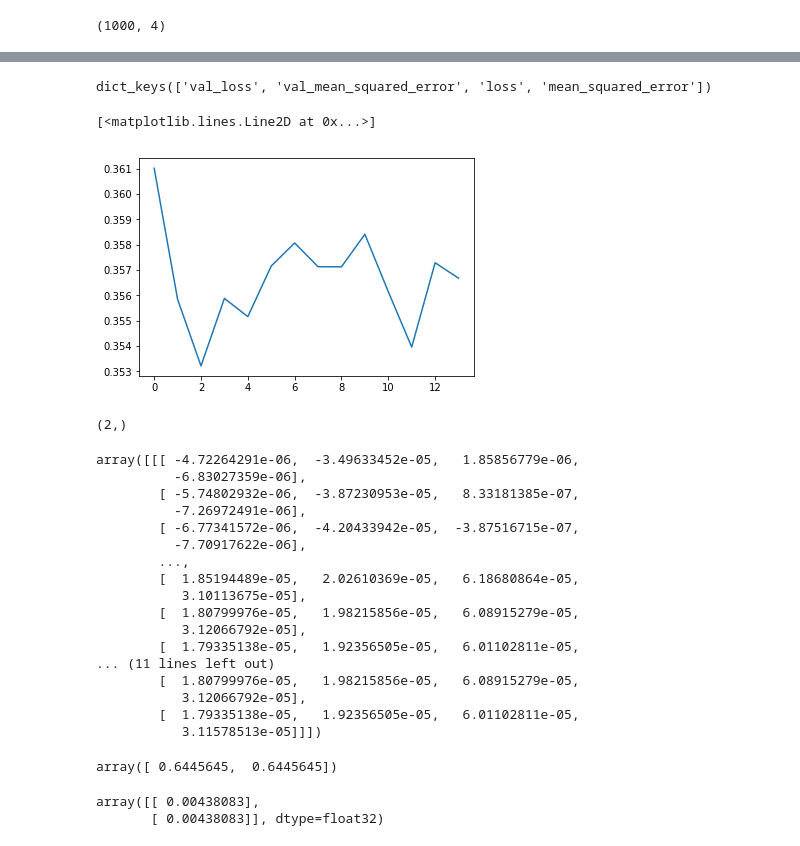
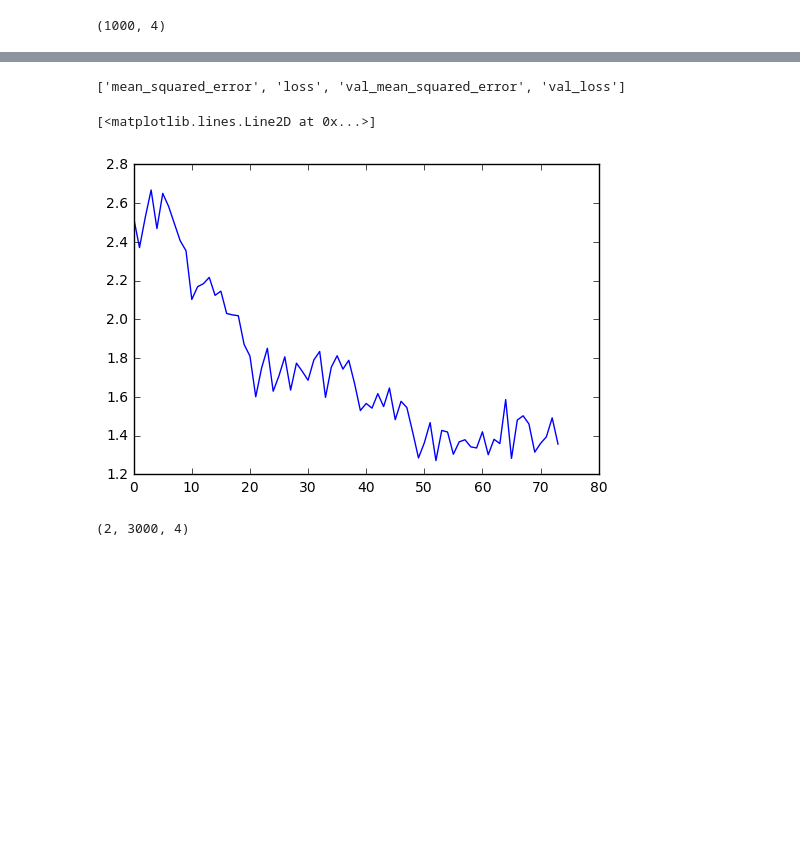
Before and after one commit to voxxys/dl_sandbox, a Jupyter notebook: ecog/Untitled.ipynb, the cells around one changed output, grey strips where cells are left out. Saved outputs shown, nothing was run; the diff lists cells and outputs as text; code cells hidden in the pictures; blank space fills up the shorter version.

```diff
--- a/ecog/Untitled.ipynb
+++ b/ecog/Untitled.ipynb
@@ -121,19 +137,22 @@ def data_generator(batch_size, slice_len, val=False):
         x = np.array([i for i in batch_x])
         yield (x, y)
 # %%
-slice_len = 1000
+slice_len = 3000
 
 nb_filters = 10
-kernel_size = 20
+kernel_size = 200
 
 conv1d_act = "relu"
 
-dense1_n = 50
-dense1_act = "tanh"
+dense1_n = 30
+dense1_act = "relu"
+
+dense2_n = 30
+dense2_act = "relu"
 
 do = 0
 
-path_to_save_model = 'testmodel'
+path_to_save_model = 'testmodel2'
 # %%
 from keras.layers import Convolution1D, Dense, Dropout, Input, merge, GlobalMaxPooling1D, MaxPooling1D, Flatten, LSTM
 from keras.models import Model, load_model
@@ -144,23 +163,26 @@ convolved = Convolution1D(nb_filters, kernel_size, border_mode="same", activatio
 pooled = GlobalMaxPooling1D()(convolved)
 dense1 = Dense(dense1_n, activation=dense1_act)(pooled)
 dense1do = Dropout(do)(dense1)
-out = Dense(1, activation='linear')(dense1do)
+dense2 = Dense(dense2_n, activation=dense2_act)(dense1do)
+dense2do = Dropout(do)(dense2)
+out = Dense(1, activation='linear')(dense2do)
 
 model = Model(input=input_seq, output=out)
 
-model.compile(loss="mse", optimizer="RMSprop", metrics=["mse"])
+model.compile(loss="mse", optimizer="adam", metrics=["mse"])
 
 from keras.callbacks import EarlyStopping, ModelCheckpoint
 
 #nb_epoch = 100000
-earlyStopping = EarlyStopping(monitor='val_loss', patience=10, verbose=0, mode='auto')
-checkpointer = ModelCheckpoint(path_to_save_model+'_'+str(i), monitor='val_loss', verbose=1,
-                               save_best_only=True, mode='auto', period=1)
-
-samples_per_epoch = 3000
-nb_epoch = 30
+# %%
+earlyStopping = EarlyStopping(monitor='val_loss', patience=20, verbose=1, mode='auto')
+checkpointer = ModelCheckpoint(path_to_save_model+'_'+str(i), monitor='val_loss', verbose=1,
+                               save_best_only=True, mode='auto', period=1)
+
+samples_per_epoch = 3000
+nb_epoch = 200
 # %%
-history = model.fit_generator(data_generator(slice_len = 1000, batch_size=25), samples_per_epoch, nb_epoch,
+history = model.fit_generator(data_generator(slice_len=slice_len, batch_size=32), samples_per_epoch, nb_epoch,
                     callbacks=[earlyStopping, checkpointer], verbose=1, nb_val_samples=1000,
-                    validation_data=data_generator(slice_len = 1000, batch_size=25, val=True))
+                    validation_data=data_generator(slice_len=slice_len, batch_size=32, val=True))
 # %% [output]
@@ -174,12 +208,12 @@ Epoch 4/30
 # %%
 import matplotlib.pyplot as plt
 %matplotlib inline
 
 print(history.history.keys())
 
-plt.plot(history.history['val_loss'])
+plt.plot(history.history['val_mean_squared_error'])
 # %% [output]
-dict_keys(['val_loss', 'val_mean_squared_error', 'loss', 'mean_squared_error'])
+['mean_squared_error', 'loss', 'val_mean_squared_error', 'val_loss']
 [<matplotlib.lines.Line2D at 0x...>]
-[figure, old version]
+[figure, new version]
 # %%
@@ -191,37 +225,5 @@ c = np.concatenate((a[...,np.newaxis],b[...,np.newaxis]),axis=3)
 
 txs = np.concatenate((tx[np.newaxis,:,:],tx[np.newaxis,:,:]),axis = 0)
 txs.shape
-
-tys = np.array([ty, ty])
-tys.shape
 # %% [output]
-(2,)
+(2, 3000, 4)
-# %%
-txs
-# %% [output]
-array([[[ -4.72264291e-06,  -3.49633452e-05,   1.85856779e-06,
-          -6.83027359e-06],
-        [ -5.74802932e-06,  -3.87230953e-05,   8.33181385e-07,
-          -7.26972491e-06],
-        [ -6.77341572e-06,  -4.20433942e-05,  -3.87516715e-07,
-          -7.70917622e-06],
-        ...,
-        [  1.85194489e-05,   2.02610369e-05,   6.18680864e-05,
-           3.10113675e-05],
-        [  1.80799976e-05,   1.98215856e-05,   6.08915279e-05,
-           3.12066792e-05],
-        [  1.79335138e-05,   1.92356505e-05,   6.01102811e-05,
-... (11 lines left out)
-        [  1.80799976e-05,   1.98215856e-05,   6.08915279e-05,
-           3.12066792e-05],
-        [  1.79335138e-05,   1.92356505e-05,   6.01102811e-05,
-           3.11578513e-05]]])
-# %%
-tys
-# %% [output]
-array([ 0.6445645,  0.6445645])
-# %%
-model.predict(txs)
-# %% [output]
-array([[ 0.00438083],
-       [ 0.00438083]], dtype=float32)
```
Also changed, not shown: parts of 19 cells of this notebook, 6 other files.
